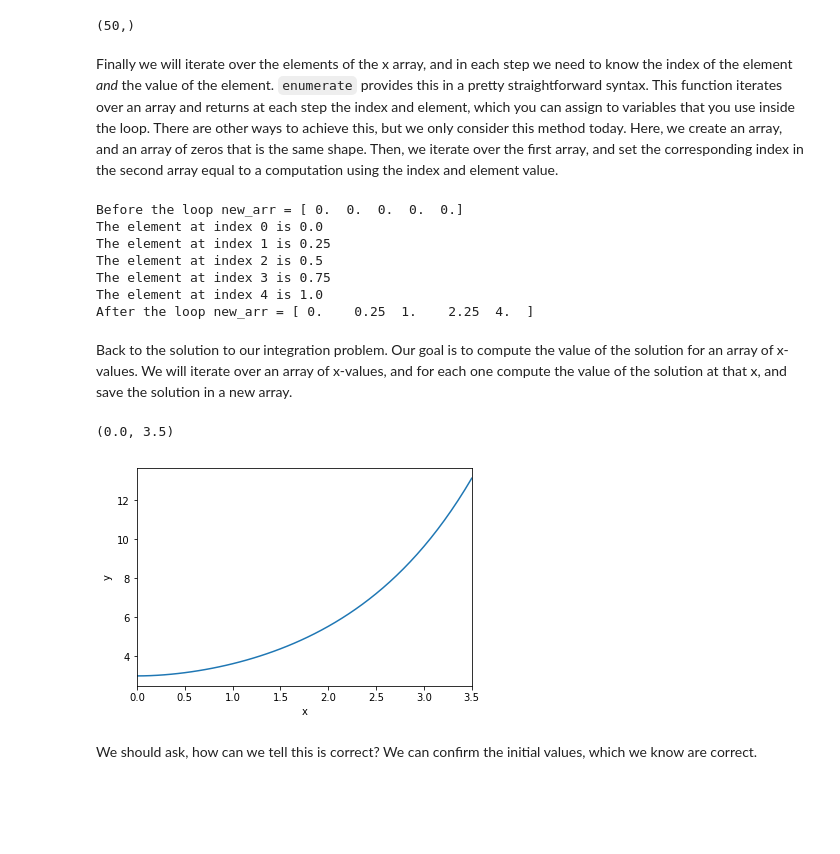
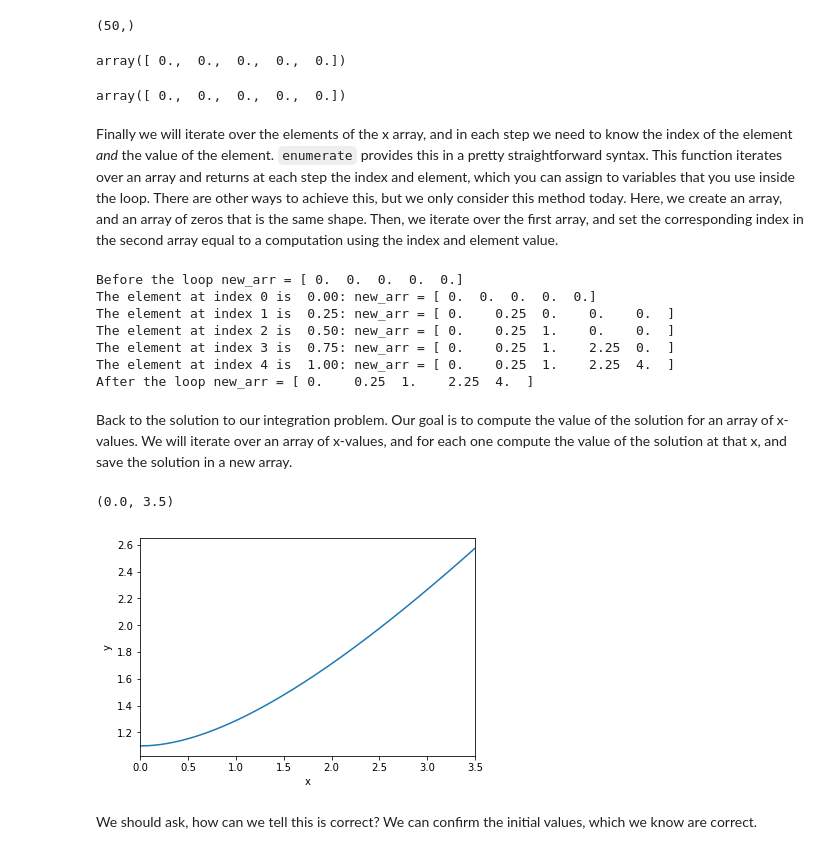
Before and after one commit to jkitchin/f18-06623, a Jupyter notebook: lectures/fode-1.ipynb, the cells around one changed output. Saved outputs shown, nothing was run; the diff lists cells and outputs as text; code cells hidden in the pictures; blank space fills up the shorter version.

```diff
--- a/lectures/fode-1.ipynb
+++ b/lectures/fode-1.ipynb
@@ -29,7 +29,7 @@ Now, we simply evaluate the required integral and use it to compute the value of
 # %%
 a = 0
 b = 3
-x1 = 1
+x1 = 2
 
 def p(x):
     return -x / (x + 2)
@@ -60,5 +64,13 @@ x.shape
 # %% [output]
 (50,)
+# %%
+np.zeros(5)
+# %% [output]
+array([ 0.,  0.,  0.,  0.,  0.])
+# %%
+np.zeros((5,))
+# %% [output]
+array([ 0.,  0.,  0.,  0.,  0.])
 # %% [markdown]
 Finally we will iterate over the elements of the x array, and in each step we need to know the index of the element *and* the value of the element. `enumerate` provides this in a pretty straightforward syntax. This function iterates over an array and returns at each step the index and element, which you can assign to variables that you use inside the loop. There are other ways to achieve this, but we only consider this method today. Here, we create an array, and an array of zeros that is the same shape. Then, we iterate over the first array, and set the corresponding index in the second array equal to a computation using the index and element value.
 # %%
@@ -68,36 +80,37 @@ print(f'Before the loop new_arr = {new_arr}')
 
 for i, val in enumerate(arr):
     new_arr[i] = i * val
-    print(f'The element at index {i} is {val}')
+    print(f'The element at index {i} is {val:5.2f}: new_arr = {new_arr}')
 
 print(f'After the loop new_arr = {new_arr}')
 # %% [output]
 Before the loop new_arr = [ 0.  0.  0.  0.  0.]
-The element at index 0 is 0.0
-The element at index 1 is 0.25
-The element at index 2 is 0.5
-The element at index 3 is 0.75
-The element at index 4 is 1.0
+The element at index 0 is  0.00: new_arr = [ 0.  0.  0.  0.  0.]
+The element at index 1 is  0.25: new_arr = [ 0.    0.25  0.    0.    0.  ]
+The element at index 2 is  0.50: new_arr = [ 0.    0.25  1.    0.    0.  ]
+The element at index 3 is  0.75: new_arr = [ 0.    0.25  1.    2.25  0.  ]
+The element at index 4 is  1.00: new_arr = [ 0.    0.25  1.    2.25  4.  ]
 After the loop new_arr = [ 0.    0.25  1.    2.25  4.  ]
 # %% [markdown]
 Back to the solution to our integration problem. Our goal is to compute the value of the solution for an array of x-values. We will iterate over an array of x-values, and for each one compute the value of the solution at that x, and save the solution in a new array.
 # %%
 x = np.linspace(0, 3.5)
 y = np.zeros(x.shape)
 
 for i, x1 in enumerate(x):
     I, err = quad(p, a, x1)
     y[i] = b * np.exp(-I)
 
 %matplotlib inline
 import matplotlib.pyplot as plt
-plt.plot(x, y)
+plt.plot(x, np.log(y))
 plt.xlabel('x')
 plt.ylabel('y')
 plt.xlim([x.min(), x.max()])
+#plt.ylim([y.min(), y.max()])  # ; suppresses the output of this command
 # %% [output]
 (0.0, 3.5)
-[figure, old version]
+[figure, new version]
 # %% [markdown]
 We should ask, how can we tell this is correct? We can confirm the initial values, which we know are correct.
 # %%
```
Also changed, not shown: parts of 25 cells of this notebook.
